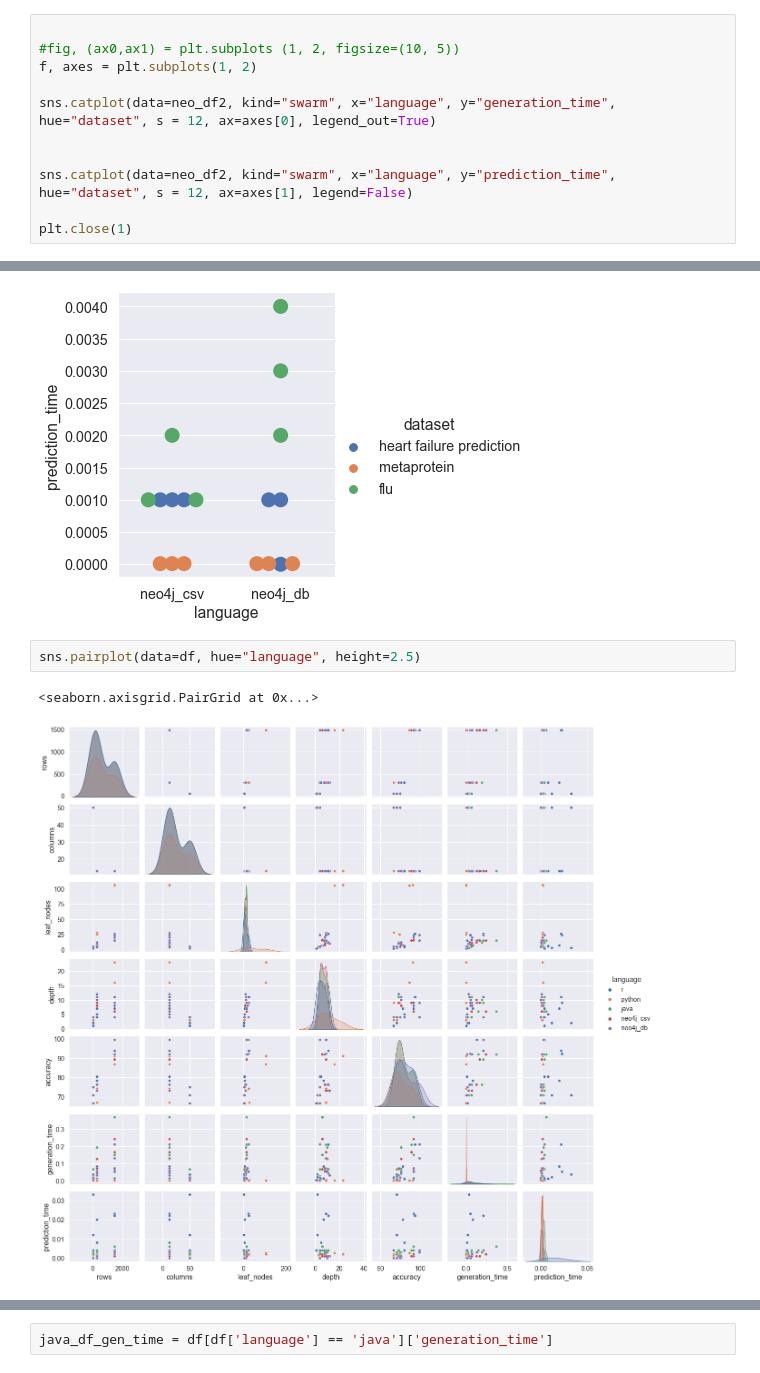
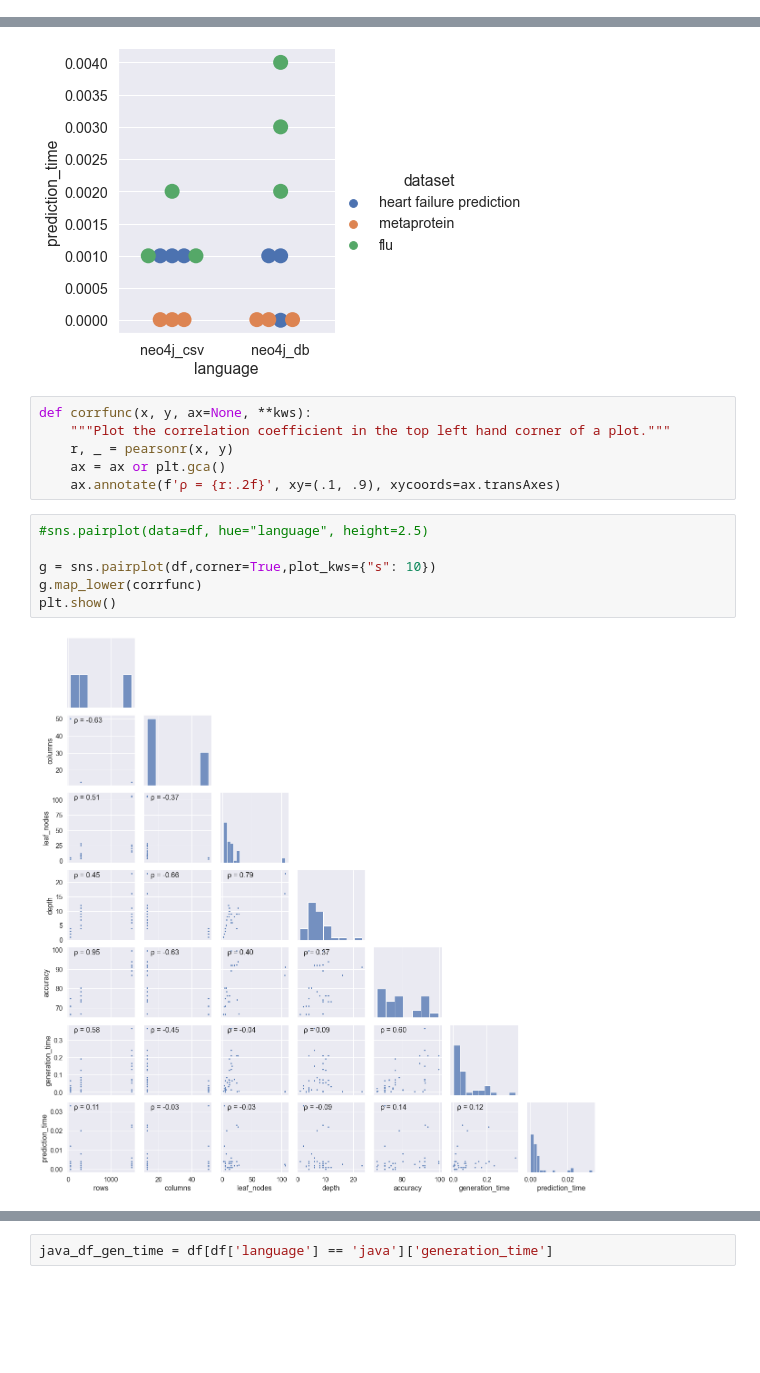
Before and after one commit to clumsyspeedboat/Decision-Tree-Neo4j, a Jupyter notebook: DT Analysis/dt_analysis.ipynb, the cells around one changed output, grey strips where cells are left out. Saved outputs shown, nothing was run; the diff lists cells and outputs as text; blank space fills up the shorter version.

```diff
--- a/DT Analysis/dt_analysis.ipynb
+++ b/DT Analysis/dt_analysis.ipynb
@@ -157,14 +158,3 @@ sns.catplot(data=neo_df2, kind="swarm", x="language", y="generation_time", hue="
 # %% [output]
 <seaborn.axisgrid.FacetGrid at 0x...>
 [figure]
-# %%
-
-#fig, (ax0,ax1) = plt.subplots (1, 2, figsize=(10, 5))
-f, axes = plt.subplots(1, 2)
-
-sns.catplot(data=neo_df2, kind="swarm", x="language", y="generation_time", hue="dataset", s = 12, ax=axes[0], legend_out=True)
-
-
-sns.catplot(data=neo_df2, kind="swarm", x="language", y="prediction_time", hue="dataset", s = 12, ax=axes[1], legend=False)
-
-plt.close(1)
@@ -176,8 +187,17 @@ sns.catplot(data=neo_df2, kind="swarm", x="language", y="prediction_time", hue="
 # %% [output]
 <seaborn.axisgrid.FacetGrid at 0x...>
 [figure]
+# %%
+def corrfunc(x, y, ax=None, **kws):
+    """Plot the correlation coefficient in the top left hand corner of a plot."""
+    r, _ = pearsonr(x, y)
+    ax = ax or plt.gca()
+    ax.annotate(f'ρ = {r:.2f}', xy=(.1, .9), xycoords=ax.transAxes)
 # %%
-sns.pairplot(data=df, hue="language", height=2.5)
+#sns.pairplot(data=df, hue="language", height=2.5)
+
+g = sns.pairplot(df,corner=True,plot_kws={"s": 10})
+g.map_lower(corrfunc)
+plt.show()
 # %% [output]
-<seaborn.axisgrid.PairGrid at 0x...>
-[figure, old version]
+[figure, new version]
```
Also changed, not shown: parts of 6 cells of this notebook.
